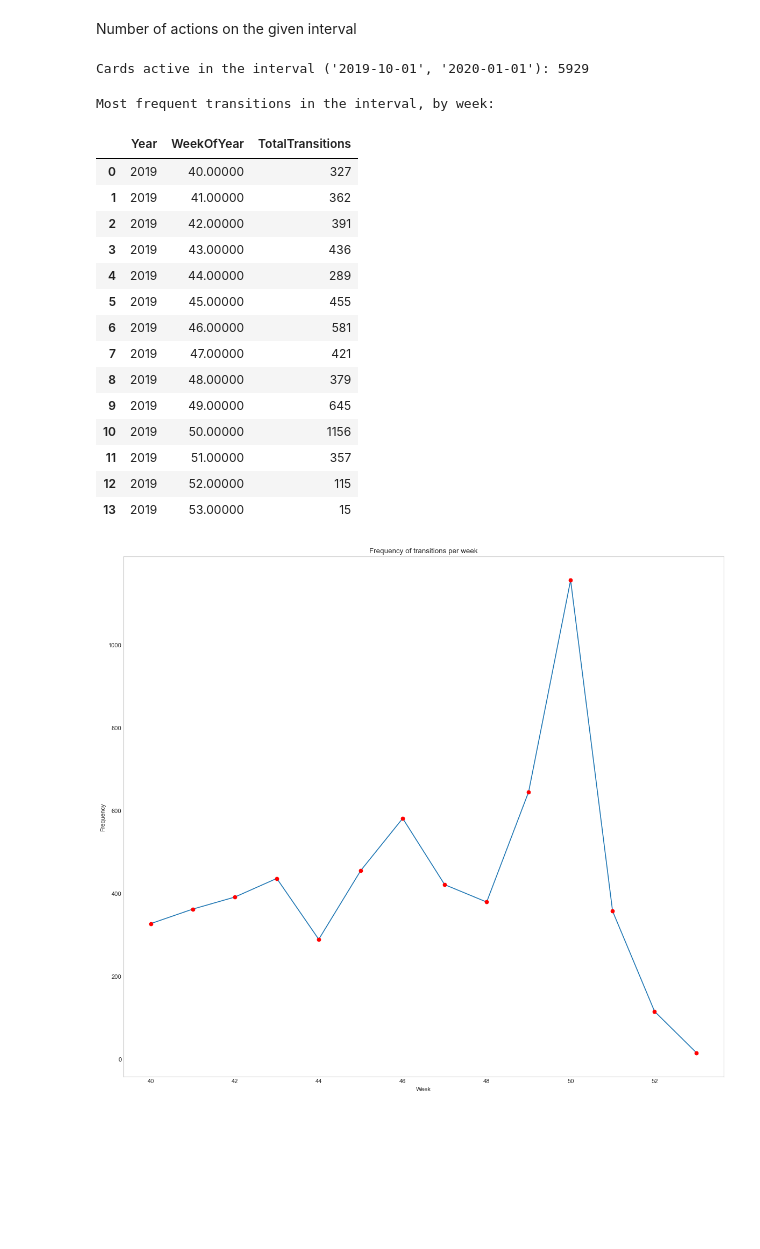
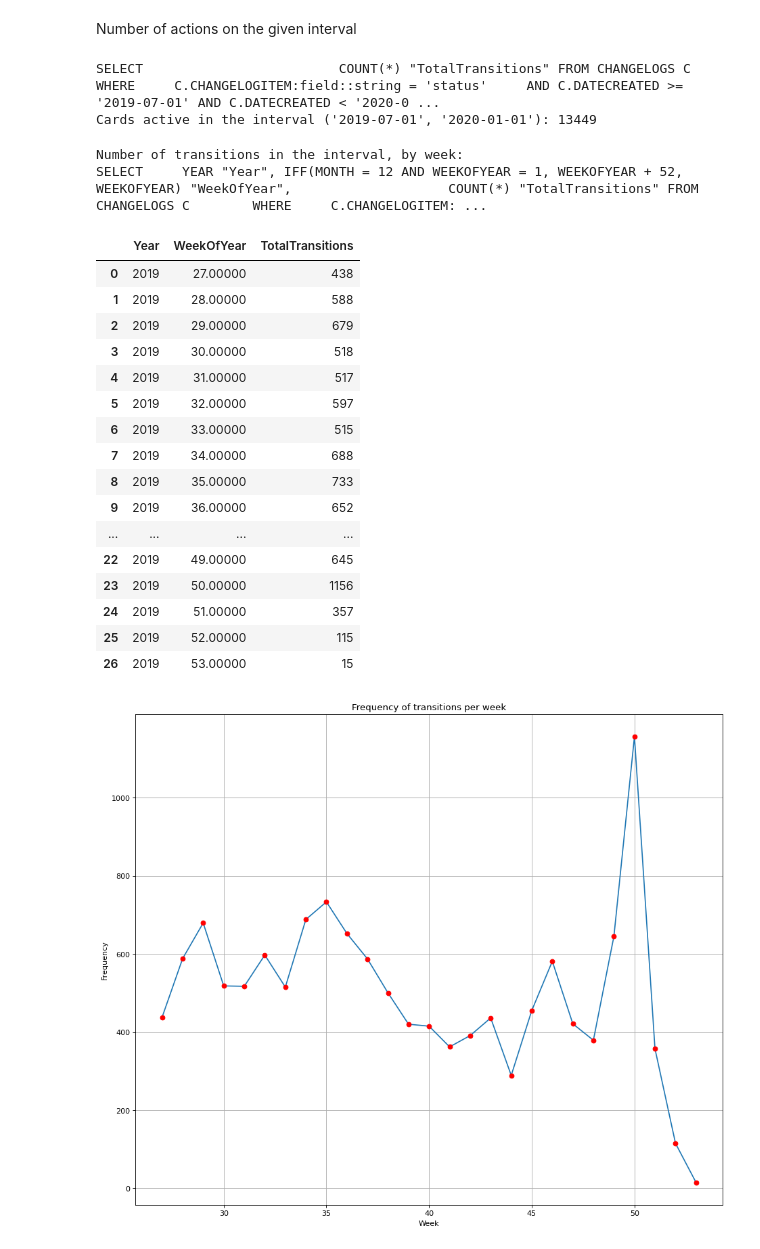
Before and after one commit to pr3mar/thesis, a Jupyter notebook: src/reports/report.ipynb, the cells around one changed output. Drawn from its saved outputs; the diff is of its cells as text; code cells hidden in the pictures; blank space fills up the shorter version.

```diff
--- a/src/reports/report.ipynb
+++ b/src/reports/report.ipynb
@@ -4,11 +4,12 @@
 # %%
 %matplotlib inline
 import matplotlib.pyplot as plt
-plt.style.use('seaborn-whitegrid')
+import pandas as pd
 from datetime import date
 from IPython.display import display
 
 import src.compute.changelogs as changelogs
+import src.compute.developer as developer
 from src.compute.utils import Interval
 from src.db.utils import SnowflakeWrapper
 
@@ -17,13 +18,14 @@ sw = SnowflakeWrapper(conn)
 
 def roundup(x):
     return x if x % 100 == 0 else x + 100 - x % 100
+figure_size = (14, 12)
 # %% [markdown]
 First, we need to define an interval in which we will operate:
 # %%
 active_interval: Interval = Interval(
-    # fromDate=date(2019, 7, 1), # year, month, day
+    fromDate=date(2019, 7, 1), # year, month, day
     # toDate=date(2019, 10, 1),
-    fromDate=date(2019, 10, 1), # year, month, day
+    # fromDate=date(2019, 10, 1), # year, month, day
     toDate=date(2020, 1, 1)
 )
 print(active_interval)
@@ -35,43 +56,47 @@ Number of actions on the given interval
 active_cards = changelogs.transition_frequency(sw, interval=active_interval, by_status=False, by_week=False)
 print(f"Cards active in the interval {active_interval}: {active_cards['TotalTransitions'][0]}")
 # %% [output]
-Cards active in the interval ('2019-10-01', '2020-01-01'): 5929
+SELECT                         COUNT(*) "TotalTransitions" FROM CHANGELOGS C        WHERE     C.CHANGELOGITEM:field::string = 'status'     AND C.DATECREATED >= '2019-07-01' AND C.DATECREATED < '2020-0 ...
+Cards active in the interval ('2019-07-01', '2020-01-01'): 13449
 # %%
 print(f"Number of transitions in the interval, by week:")
 frequency_week = changelogs.transition_frequency(sw, interval=active_interval, limit=-1, by_status=False, by_week=True, order="ASC")
 display(frequency_week)
 # %% [output]
-Most frequent transitions in the interval, by week:
+Number of transitions in the interval, by week:
+SELECT     YEAR "Year", IFF(MONTH = 12 AND WEEKOFYEAR = 1, WEEKOFYEAR + 52, WEEKOFYEAR) "WeekOfYear",                    COUNT(*) "TotalTransitions" FROM CHANGELOGS C        WHERE     C.CHANGELOGITEM: ...
 |  | Year | WeekOfYear | TotalTransitions |
-| 0 | 2019 | 40.00000 | 327 |
-| 1 | 2019 | 41.00000 | 362 |
-| 2 | 2019 | 42.00000 | 391 |
-| 3 | 2019 | 43.00000 | 436 |
-| 4 | 2019 | 44.00000 | 289 |
-| 5 | 2019 | 45.00000 | 455 |
-| 6 | 2019 | 46.00000 | 581 |
-| 7 | 2019 | 47.00000 | 421 |
-| 8 | 2019 | 48.00000 | 379 |
-| 9 | 2019 | 49.00000 | 645 |
-| 10 | 2019 | 50.00000 | 1156 |
-| 11 | 2019 | 51.00000 | 357 |
-| 12 | 2019 | 52.00000 | 115 |
-| 13 | 2019 | 53.00000 | 15 |
+| 0 | 2019 | 27.00000 | 438 |
+| 1 | 2019 | 28.00000 | 588 |
+| 2 | 2019 | 29.00000 | 679 |
+| 3 | 2019 | 30.00000 | 518 |
+| 4 | 2019 | 31.00000 | 517 |
+| 5 | 2019 | 32.00000 | 597 |
+| 6 | 2019 | 33.00000 | 515 |
+| 7 | 2019 | 34.00000 | 688 |
+| 8 | 2019 | 35.00000 | 733 |
+| 9 | 2019 | 36.00000 | 652 |
+| ... | ... | ... | ... |
+| 22 | 2019 | 49.00000 | 645 |
+| 23 | 2019 | 50.00000 | 1156 |
+| 24 | 2019 | 51.00000 | 357 |
+| 25 | 2019 | 52.00000 | 115 |
+| 26 | 2019 | 53.00000 | 15 |
 # %%
 def draw_per_week():
-    fig, ax = plt.subplots(figsize=(18, 16), dpi= 80, facecolor='w', edgecolor='k')
+    fig, ax = plt.subplots(figsize=figure_size, dpi= 80, facecolor='w', edgecolor='k')
     ax.set_xlabel("Week")
     ax.set_ylabel("Frequency")
     ax.set_title("Frequency of transitions per week")
     ax.grid()
     x_data = frequency_week["WeekOfYear"]
     y_data = frequency_week["TotalTransitions"]
     max_y = max(y_data)
     ax.plot(x_data, y_data)
     ax.plot(x_data, y_data, 'ro')
     ax.set_yticks(range(0, max_y + 10, roundup(int(max_y/10))), minor=False)
 draw_per_week()
 # %% [output]
-[figure, old version]
+[figure, new version]
 # %%
 print(f"Most frequent transitions in the interval:")
```
Also changed, not shown: parts of 12 cells of this notebook, 3 other files.
